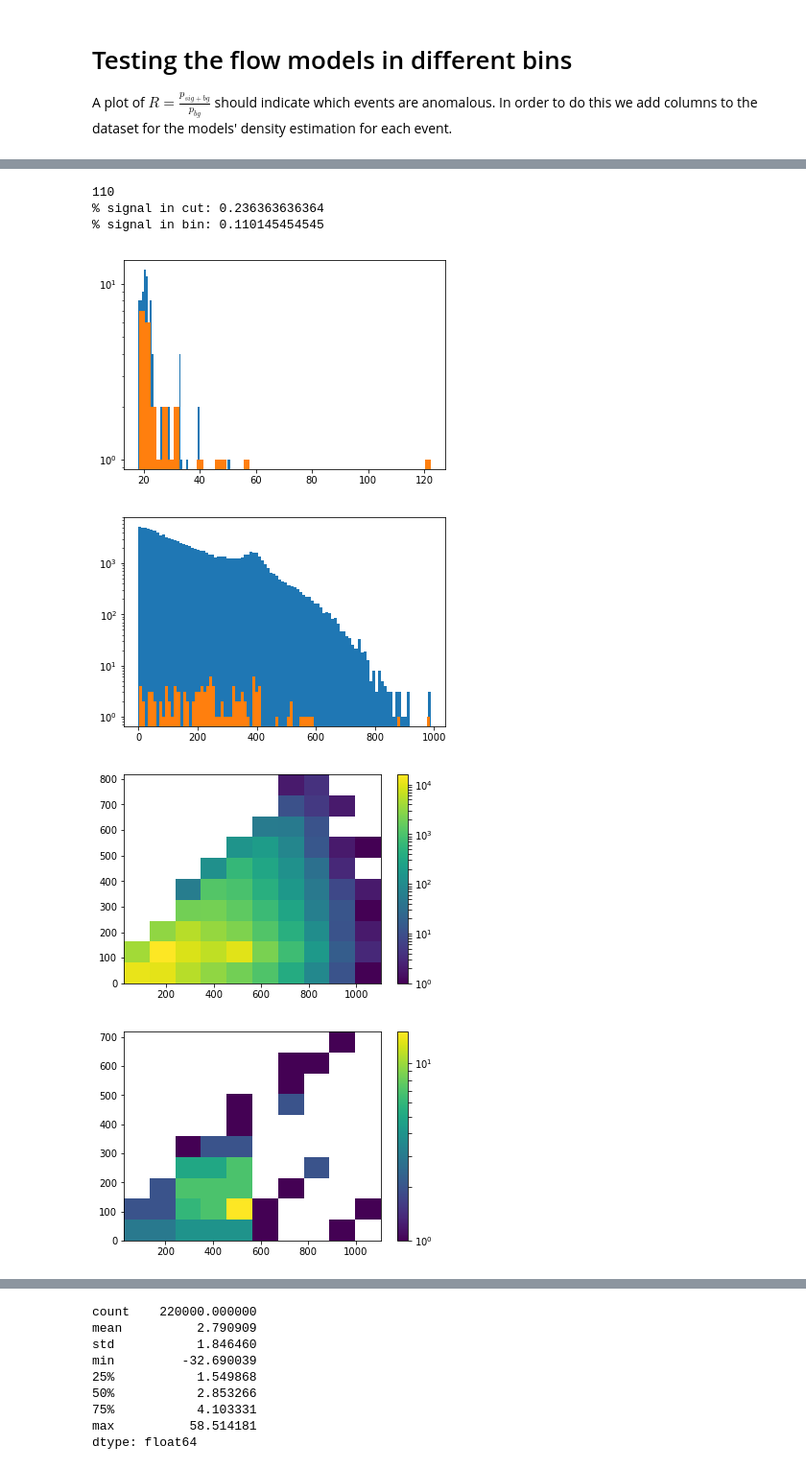
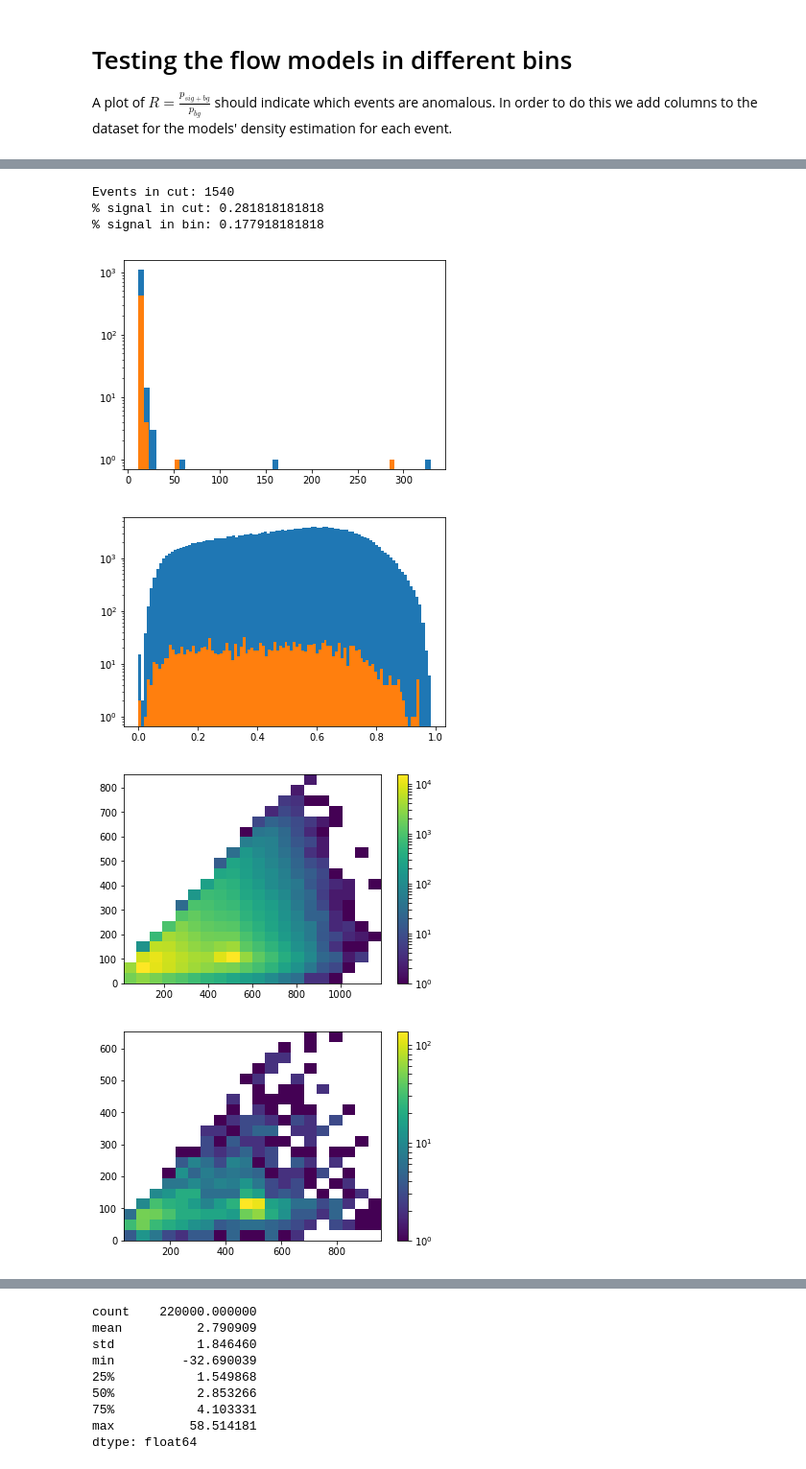
Before and after one commit to RotemMayo/NAF, a Jupyter notebook: ML4Jets.ipynb, the cells around one changed output, grey strips where cells are left out. Shown: that part at 96% size. Drawn from its saved outputs; the diff is of its cells as text; code cells hidden in the pictures.

```diff
--- a/ML4Jets.ipynb
+++ b/ML4Jets.ipynb
@@ -328,9 +328,8 @@ mjj[signal].hist(bins=100)
 <matplotlib.axes._subplots.AxesSubplot at 0x...>
 [figure]
 # %%
-q = 5
+q = 8
 df["mjj_bins"] = pd.qcut(mjj, q=q, precision=100)
 df["mjj_bin_num"] = pd.qcut(mjj, q=q, labels=[i for i in range(1, q + 1)])
 df["mjj_bins"].unique()
-# important bins are 6 to 9
 # %% [output]
@@ -357,7 +364,7 @@ plt.yscale('log')
 # Testing the flow models in different bins
 A plot of $R = \frac{p_{sig+bg}}{p_{bg}}$ should indicate which events are anomalous. In order to do this we add columns to the dataset for the models' density estimation for each event.
 # %%
-densities = pd.read_csv("external_maf/datasets/data/lhc/lhc_affine_density.csv")
+densities = pd.read_csv("external_maf/datasets/data/lhc/lhc_ddsf_density.csv")
 united = pd.concat([df, densities], axis=1)
 # %%
 united
@@ -383,18 +390,22 @@ united
 # %%
-column_template = 'lhc_binned_en{}of{}_sp0_e400_s1993_p0.0_h100_faffine_fl5_l1_dsdim16_dsl1_cudaFalse_best'.format('{}', q)
+column_template = 'lhc_binned_en{}of{}_sp0_e40_s1993_p0.0_h100_fddsf_fl5_l1_dsdim16_dsl1_cudaFalse_best'.format('{}', q)
+#column_template = 'lhc_binned_en{}of{}_sp0_e400_s1993_p0.0_h100_faffine_fl5_l1_dsdim16_dsl1_cudaFalse_best'.format('{}', q)
 #column_template = 'vae141263 density {}of10'
-signal_region = [3]
+signal_region = [4]
 log_psig = np.mean([united[column_template.format(sr)] for sr in signal_region], axis=0)
 log_pbg = 0.5 * (united[column_template.format(max(signal_region) + 1)] + united[column_template.format(min(signal_region) - 1)])
 #log_psig = np.log(np.mean([np.exp(united[column_template.format(sr)]) for sr in signal_region], axis=0))
 #log_pbg = np.log(0.5 * (np.exp(united[column_template.format(max(signal_region) + 1)]) + np.exp(united[column_template.format(min(signal_region) - 1)])))
-log_psig[log_psig == -np.inf] = -750.
-log_pbg[log_pbg == -np.inf] = -750.
+#log_psig[log_psig == -np.inf] = -750.
+#log_pbg[log_pbg == -np.inf] = -750.
 logR = log_psig - log_pbg
 bin_mask = False
 for sr in signal_region:
     bin_mask = np.logical_or(bin_mask, df['mjj_bin_num'] == sr)
-plt.scatter(x=delta_mj[bin_mask], y=logR[bin_mask])#, c=df['label'][bin_mask], alpha=0.1)
+plt.scatter(x=delta_mj[bin_mask], y=logR[bin_mask], c=df['label'][bin_mask], alpha=0.1)
 plt.yscale('log')
 plt.ylim(1e-5, 1000)
+plt.figure()
+print(logR[np.logical_and(~signal, bin_mask)].describe())
+print(logR[np.logical_and(signal, bin_mask)].describe())
 # %% [output]
@@ -403,21 +432,21 @@ plt.ylim(1e-5, 1000)
 # %%
-cut = np.logical_and((logR >= logR[bin_mask].quantile(0.999)), bin_mask)
-print(np.sum(cut))
+cut = np.logical_and((logR >= logR[bin_mask].quantile(0.993)), bin_mask)
+print("Events in cut: {}".format(np.sum(cut)))
 plt.hist(logR[np.logical_and(cut, ~signal)], bins=50)
 plt.hist(logR[np.logical_and(cut, signal)], bins=50)
 plt.yscale('log')
 print("% signal in cut: {}".format(np.sum(1.0*np.logical_and(cut, signal))/np.sum(cut)))
 print("% signal in bin: {}".format(np.sum(1.0*np.logical_and(bin_mask, signal))/np.sum(bin_mask)))
 plt.figure()
-plt.hist(delta_mj[bin_mask], bins=100)
-plt.hist(delta_mj[cut], bins=100)
+plt.hist(tau_21j2[bin_mask], bins=100)
+plt.hist(tau_21j2[cut], bins=100)
 plt.yscale('log')
-plot_mj(df, bin_mask, cut, bins=[10,10])
+plot_mj(df, bin_mask, cut, bins=[20,20])
 # %% [output]
-110
-% signal in cut: 0.236363636364
-% signal in bin: 0.110145454545
+Events in cut: 1540
+% signal in cut: 0.281818181818
+% signal in bin: 0.177918181818
-[figure, old version]
+[figure, new version]
-[figure, old version]
+[figure, new version]
-[figure, old version]
+[figure, new version]
-[figure, old version]
+[figure, new version]
```
Also changed, not shown: parts of 10 cells of this notebook, 5 other files.
